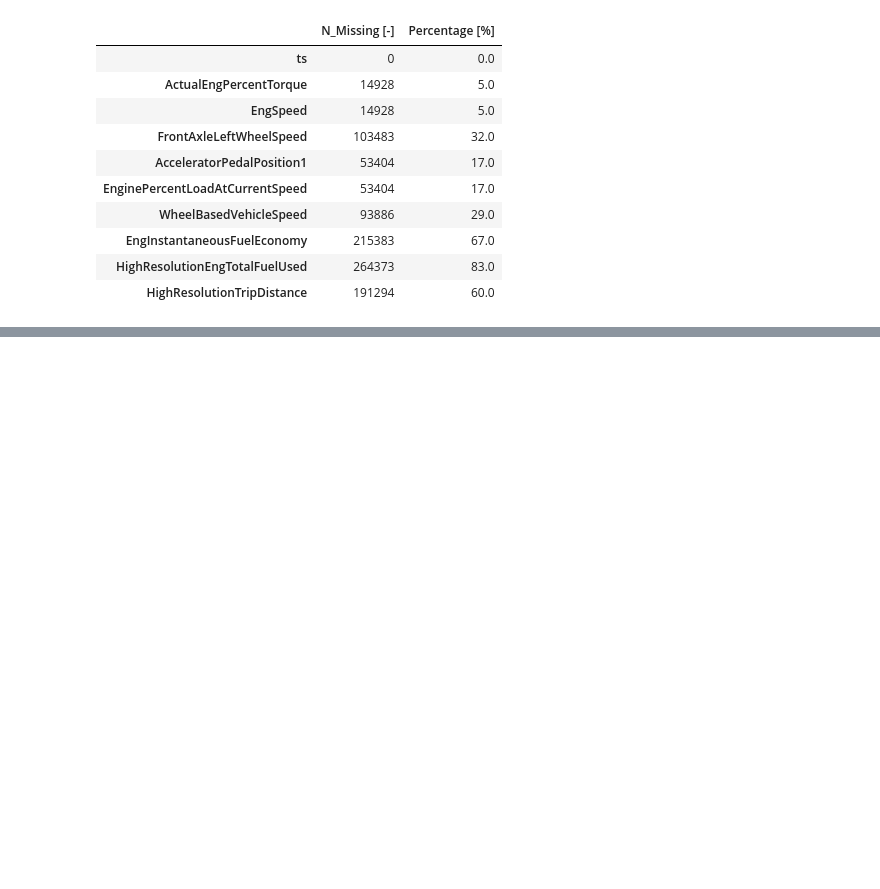
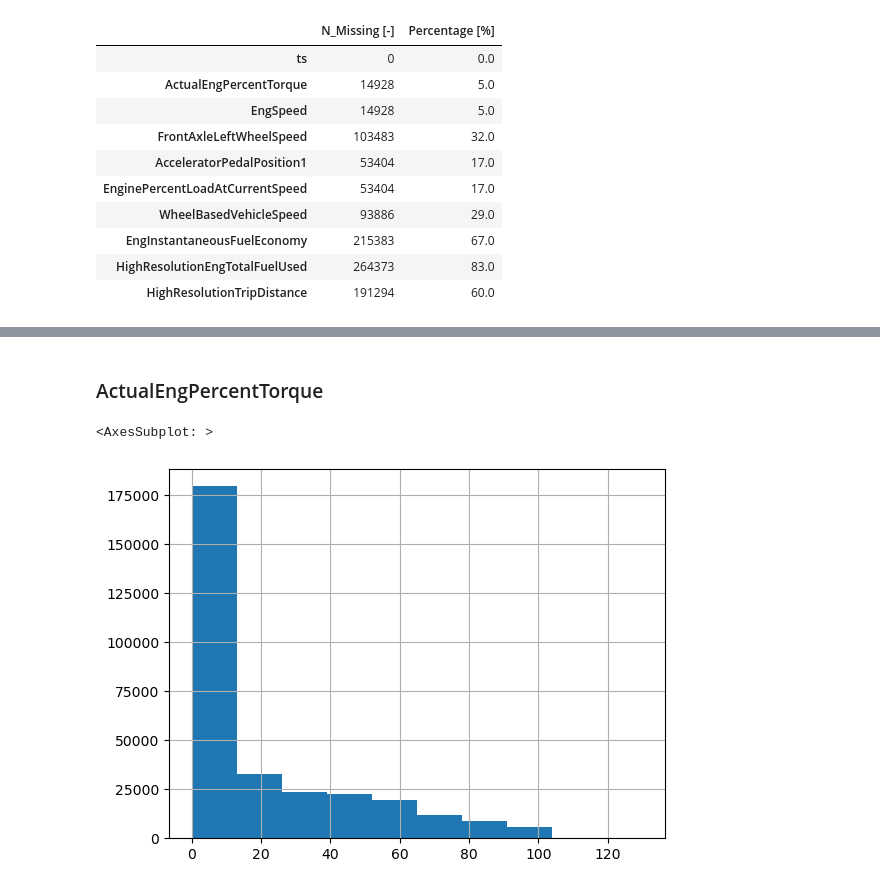
Before and after one commit to piotr-druzdzel/Semi-Supervised-Regression-with-Bus-Data, a Jupyter notebook: main.ipynb, the cells around one changed output, grey strips where cells are left out. Drawn from its saved outputs; the diff is of its cells as text; code cells hidden in the pictures; blank space fills up the shorter version.

```diff
--- a/main.ipynb
+++ b/main.ipynb
@@ -79,0 +96,7 @@ missing_df
+# %% [markdown]
+### ActualEngPercentTorque
+# %%
+df.ActualEngPercentTorque.hist()
+# %% [output]
+<AxesSubplot: >
+[figure, added]
```
Also changed, not shown: parts of 7 cells of this notebook.
